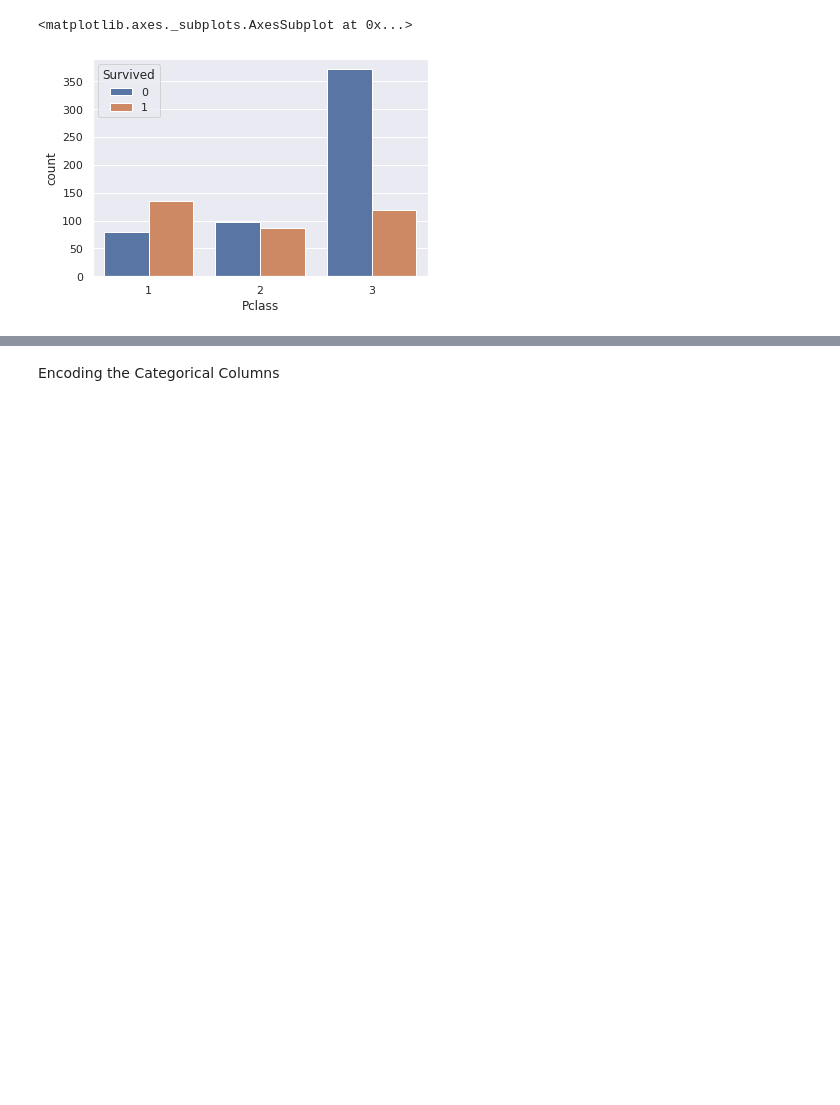
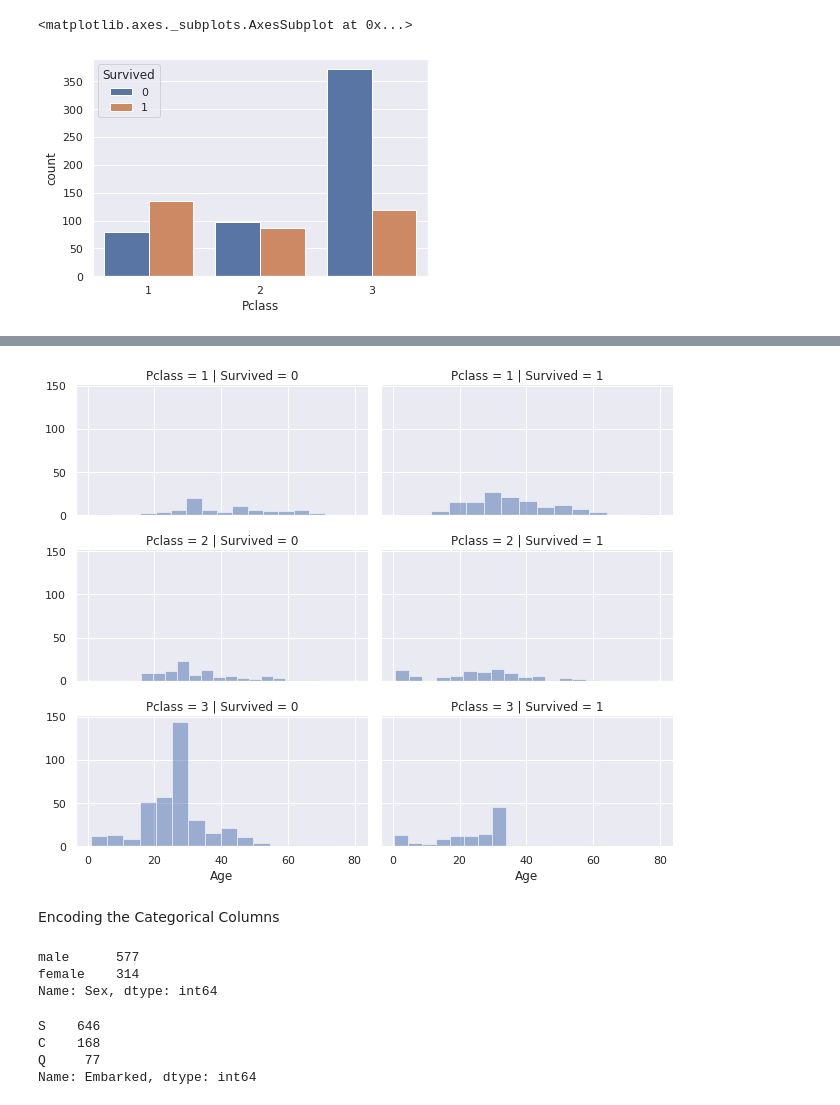
Before and after one commit to MrNeilMehta/Project-15-Titanic-Survival-Prediction, a Jupyter notebook: Project_15_Titanic_Survival_Prediction.ipynb, the cells around one changed output, grey strips where cells are left out. Drawn from its saved outputs; the diff is of its cells as text; code cells hidden in the pictures; blank space fills up the shorter version.

```diff
--- a/Project_15_Titanic_Survival_Prediction.ipynb
+++ b/Project_15_Titanic_Survival_Prediction.ipynb
@@ -174,2 +196,21 @@ sns.countplot('Pclass', hue='Survived', data=df)
+# %%
+grid = sns.FacetGrid(df, col='Survived', row='Pclass', size=2.5, aspect=1.8)
+grid.map(plt.hist, 'Age', alpha=.5, bins=15)
+grid.add_legend();
+# %% [output]
+[figure, added]
 # %% [markdown]
 Encoding the Categorical Columns
+# %%
+df['Sex'].value_counts()
+# %% [output]
+male      577
+female    314
+Name: Sex, dtype: int64
+# %%
+df['Embarked'].value_counts()
+# %% [output]
+S    646
+C    168
+Q     77
+Name: Embarked, dtype: int64
```
Also changed, not shown: parts of 36 cells of this notebook.
